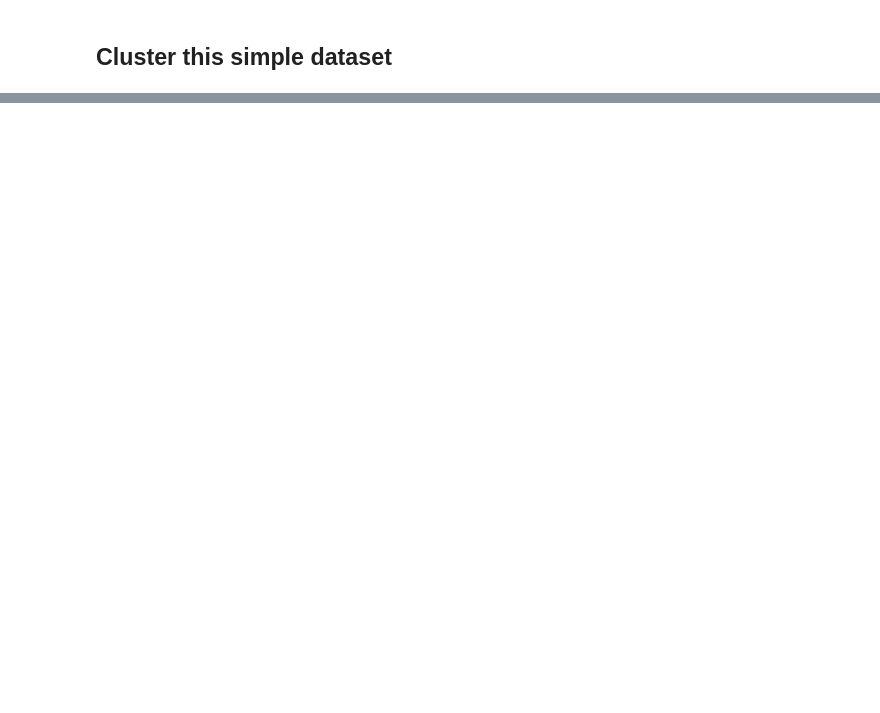
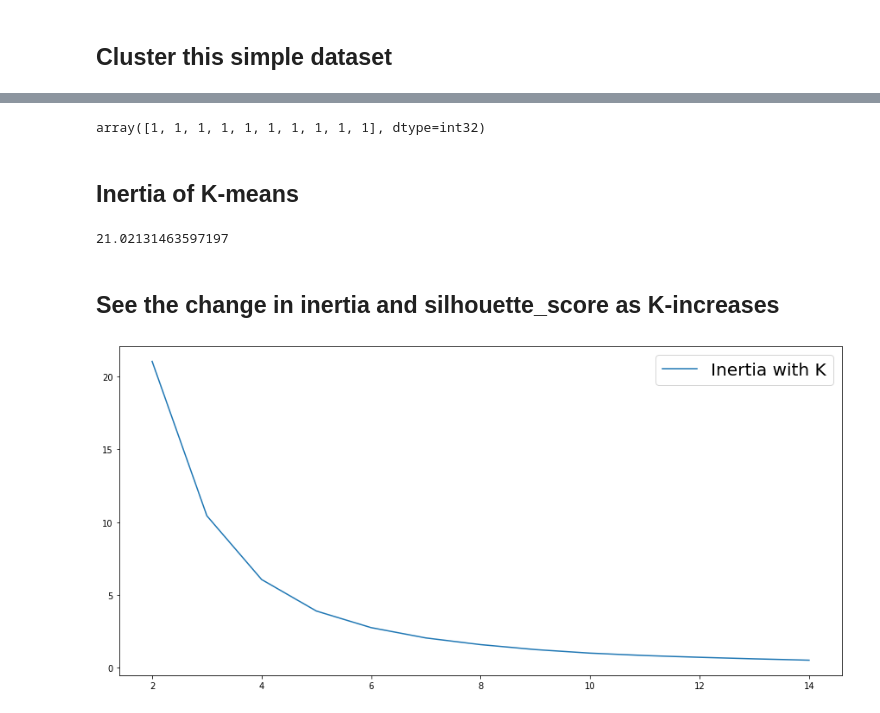
Before and after one commit to sandeep-iitr/ML_Models_on_Time_Series, a Jupyter notebook: UnSupervized/Clustering_Getting_Started.ipynb, the cells around one changed output, grey strips where cells are left out. Saved outputs shown, nothing was run; the diff lists cells and outputs as text; code cells hidden in the pictures; blank space fills up the shorter version.

```diff
--- a/UnSupervized/Clustering_Getting_Started.ipynb
+++ b/UnSupervized/Clustering_Getting_Started.ipynb
@@ -34,8 +35,8 @@ plt.show()
 # %%
 from sklearn.cluster import KMeans
 # %%
-k = 5
-kmeans = KMeans(n_clusters=k)
+k = 2
+kmeans = KMeans(n_clusters=k, n_init=10)
 y_pred = kmeans.fit_predict(sin_wave)
 x = [i for i in range(len(y_pred))]
 # %%
@@ -48,0 +70,34 @@ plt.show()
+# %%
+y_pred[:10]
+# %% [output]
+array([1, 1, 1, 1, 1, 1, 1, 1, 1, 1], dtype=int32)
+# %% [markdown]
+## Inertia of K-means
+# %%
+kmeans.inertia_
+# %% [output]
+21.02131463597197
+# %% [markdown]
+## See the change in inertia and  silhouette_score as K-increases
+# %%
+Inertias = []
+Silhouette_score = []
+clusters = []
+from sklearn.metrics import silhouette_score
+
+for k in range(2, 15):
+    clusters.append(k)
+    kmeans = KMeans(n_clusters=k, n_init=10)
+    y_pred = kmeans.fit_predict(sin_wave)
+
+    sc = silhouette_score(sin_wave, kmeans.labels_)
+    Silhouette_score.append(sc)
+
+    Inertias.append(kmeans.inertia_)
+# %%
+plt.figure(figsize=(15, 7))
+plt.plot(clusters, Inertias, label='Inertia with K')
+plt.legend(fontsize=20)
+plt.show()
+# %% [output]
+[figure, added]
```
Also changed, not shown: parts of 12 cells of this notebook.
